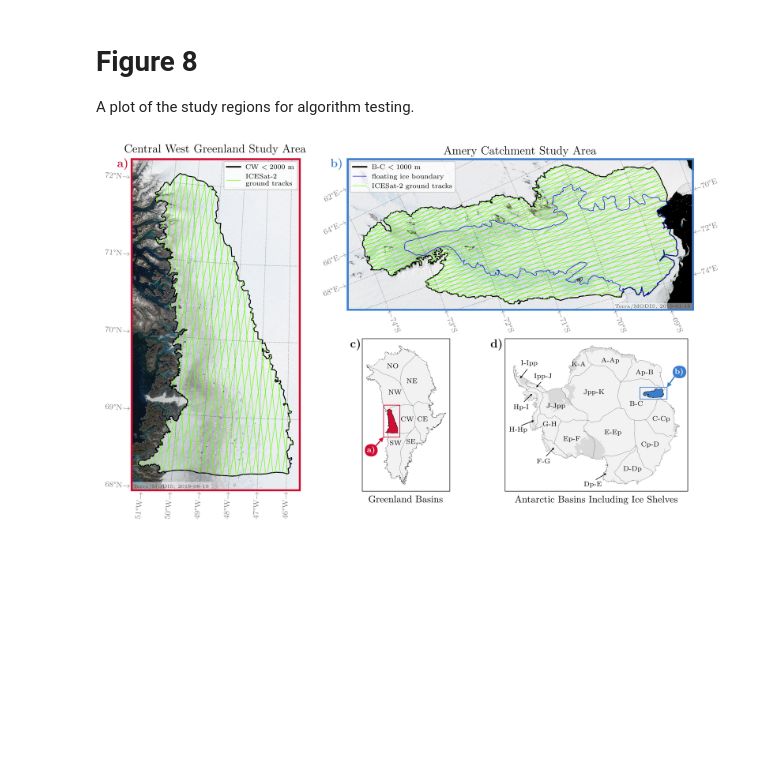
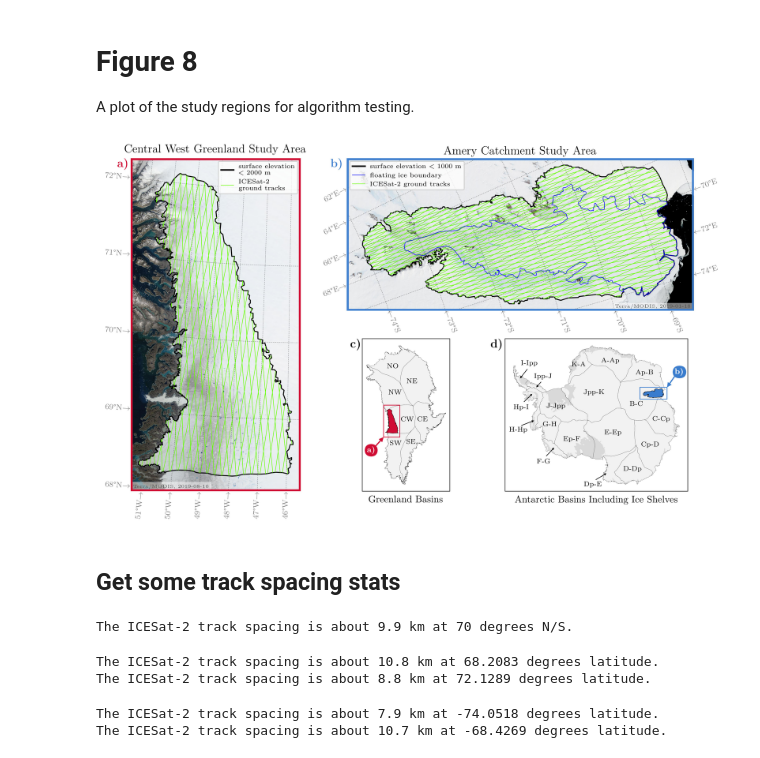
Before and after one commit to fliphilipp/FLUIDSuRRF-figures, a Jupyter notebook: fig08-study-regions/fig8-study-regions.ipynb, the cells around one changed output. Cells and saved outputs as stored; diff of their text form; code cells hidden in the pictures; blank space fills up the shorter version.

Commit message:
reviewer requests: estimate unique lakes sampled, track spacing, change labels in fig 8

```diff
--- a/fig08-study-regions/fig8-study-regions.ipynb
+++ b/fig08-study-regions/fig8-study-regions.ipynb
@@ -126,7 +126,7 @@ ax = ax3
 bc.exterior.plot(color='k', ax=ax, lw=1)
 xl = ax.get_xlim()
 yl = ax.get_ylim()
-thresh, = ax.plot([0,1], [0,1], 'k-', label='B-C $<1000$ m')
+thresh, = ax.plot([0,1], [0,1], 'k-', label='surface elevation $<1000$ m')
 rioplot.show(bcmodis, ax=ax)
 rgt_bc.plot(color=is2green, ax=ax, lw=0.5)
 gts, = ax.plot([0,1], [0,1], color=is2green, lw=0.5, label='ICESat-2 ground tracks')
@@ -151,7 +151,7 @@ ax.text(0.5,1.01,'Amery Catchment Study Area',fontsize=12, ha='center', va='bott
 ax.text(0.992,0.02, 'Terra/MODIS, 2019-01-18', transform=ax.transAxes, color=[0.3]*3, fontsize=5, ha='right',
         bbox=dict(facecolor='white', alpha=0.5, boxstyle='square,pad=0.2', lw=0))
 
-ax.legend(handles=[thresh, groundline, gts], loc='upper left', fontsize=7)
+ax.legend(handles=[thresh, groundline, gts], loc='upper left', fontsize=6.5)
 add_graticule(bc, ax, parallels_locs=['bottom'], meridians_locs=['left', 'right'])
 
 # plot Central West Greenland study area
@@ -159,7 +159,7 @@ ax = ax4
 cw.exterior.plot(color='k', ax=ax, lw=1)
 xl = ax.get_xlim()
 yl = ax.get_ylim()
-thresh, = ax.plot([0,1], [0,1], 'k-', label='CW $<2000$ m')
+thresh, = ax.plot([0,1], [0,1], 'k-', label='surface elevation\n$<2000$ m')
 rioplot.show(cwmodis, ax=ax)
 rgt_cw.plot(color=is2green, ax=ax, lw=0.5)
 gts, = ax.plot([0,1], [0,1], color=is2green, lw=0.5, label='ICESat-2\nground tracks')
@@ -168,32 +168,87 @@ bbox_cw = [[xl[i] for i in [0, 1, 1, 0, 0]], [yl[i] for i in [0, 0, 1, 1, 0]]]
 dx = bbox_fac * (xl[1] - xl[0])
 dy = bbox_fac * (yl[1] - yl[0])
 xl_ = [xl[0] - dx, xl[1] + dx]
 yl_ = [yl[0] - dy, yl[1] + dy]
 bbox_cw_ext = [[xl_[i] for i in [0, 1, 1, 0, 0]], [yl_[i] for i in [0, 0, 1, 1, 0]]]
 ax.plot(bbox_cw[0], bbox_cw[1], color=colors['GrIS'], lw=4, zorder=100)
 ax2.plot(bbox_cw_ext[0], bbox_cw_ext[1], color=colors['GrIS'], lw=0.7, zorder=100)
 arr_p_['color'] = colors['GrIS']
 ax2.annotate(r'\textbf{a)}', xy=[bbox_cw_ext[0][0],bbox_cw_ext[1][0]], xytext=(-517443.449,-2690609.721),
              ha='center',va='center',color='white',fontsize=8, arrowprops=arr_p_,zorder=1000,
              bbox=dict(facecolor=colors['GrIS'], alpha=1, boxstyle='round,pad=.3,rounding_size=0.9', lw=0))
 ax.set_xlim(xl)
 ax.set_ylim(yl)
 ax.text(0.5,1.01,'Central West Greenland Study Area',fontsize=12, ha='center', va='bottom', transform=ax.transAxes)
 ax.text(0.015,0.01, 'Terra/MODIS, 2019-08-10', transform=ax.transAxes, color=[0.3]*3, fontsize=5,
         bbox=dict(facecolor='white', alpha=0.5, boxstyle='square,pad=0.5', lw=0))
-ax.legend(handles=[thresh, gts], loc='upper right', fontsize=7)
+ax.legend(handles=[thresh, gts], loc='upper right', fontsize=6.5)
 add_graticule(cw, ax, parallels_locs=['left'], meridians_locs=['bottom'])
 
 # add panel labels
 for i,ax in enumerate(axs):
     col = list(colors.values())[i] if i<2 else 'k'
     ax.text(-0.01, 1, r'\textbf{%s)}' % chr(ord('a')+i), color=col, ha='right', va='top', transform=ax.transAxes)
 
 fig.tight_layout(pad=0.5, h_pad=0.5, w_pad=0)
 
 # save the figure and show plot
 fig.savefig(plotname, dpi=600)
 plt.close(fig)
 display(Image(plotname))
 # %% [output]
-[figure, old version]
+[figure, new version]
+# %% [markdown]
+## Get some track spacing stats
+# %%
+from shapely.geometry import Point, LineString
+lat = 70
+rgt_gre_asc = rgt_gre.loc[list(np.arange(1387)*2)].copy()
+lons = np.arange(-180, 180, 0.01)
+lats = np.ones_like(lons)*lat
+df = pd.DataFrame({'lon': lons, 'lat': lats})
+gdf = gpd.GeoDataFrame(df, geometry=gpd.points_from_xy(df.lon, df.lat), crs="EPSG:4326").to_crs(rgt_gre_asc.crs)
+parall = LineString(gdf.geometry.tolist())
+rgt_int = rgt_gre_asc[rgt_gre_asc.intersects(parall)].copy()
+pts = rgt_int.intersection(parall)
+ptslatlon = pts.to_crs('EPSG:4326').get_coordinates()
+ptsll = gpd.GeoDataFrame(ptslatlon, geometry=pts, crs=rgt_gre_asc.crs).sort_values(by='x').reset_index(names='idx')
+spacing = ptsll.geometry.iloc[:-1].distance(ptsll.geometry.iloc[1:].reset_index()).mean()
+print('The ICESat-2 track spacing is about %.1f km at %g degrees N/S.' % (spacing/1000, lat))
+# %% [output]
+The ICESat-2 track spacing is about 9.9 km at 70 degrees N/S.
+# %%
+thelats = cw.to_crs('EPSG:4326').get_coordinates().y
+rgt_gre_asc = rgt_gre.loc[list(np.arange(1387)*2)].copy()
+lons = np.arange(-180, 180, 0.01)
+for lat in [thelats.min(), thelats.max()]:
+    lats = np.ones_like(lons)*lat
+    df = pd.DataFrame({'lon': lons, 'lat': lats})
+    gdf = gpd.GeoDataFrame(df, geometry=gpd.points_from_xy(df.lon, df.lat), crs="EPSG:4326").to_crs(rgt_gre_asc.crs)
+    parall = LineString(gdf.geometry.tolist())
+    rgt_int = rgt_gre_asc[rgt_gre_asc.intersects(parall)].copy()
+    pts = rgt_int.intersection(parall)
+    ptslatlon = pts.to_crs('EPSG:4326').get_coordinates()
+    ptsll = gpd.GeoDataFrame(ptslatlon, geometry=pts, crs=rgt_gre_asc.crs).sort_values(by='x').reset_index(names='idx')
+    spacing = ptsll.geometry.iloc[:-1].distance(ptsll.geometry.iloc[1:].reset_index()).mean()
+    print('The ICESat-2 track spacing is about %.1f km at %g degrees latitude.' % (spacing/1000, lat))
+# %% [output]
+The ICESat-2 track spacing is about 10.8 km at 68.2083 degrees latitude.
+The ICESat-2 track spacing is about 8.8 km at 72.1289 degrees latitude.
+# %%
+thelats = bc.to_crs('EPSG:4326').get_coordinates().y
+rgt_ant_asc = rgt_ant.loc[list(np.arange(1387)*2)].copy()
+lons = np.arange(-180, 180, 0.01)
+for lat in [thelats.min(), thelats.max()]:
+    lats = np.ones_like(lons)*lat
+    df = pd.DataFrame({'lon': lons, 'lat': lats})
+    gdf = gpd.GeoDataFrame(df, geometry=gpd.points_from_xy(df.lon, df.lat), crs="EPSG:4326").to_crs(rgt_ant_asc.crs)
+    parall = LineString(gdf.geometry.tolist())
+    rgt_int = rgt_ant_asc[rgt_ant_asc.intersects(parall)].copy()
+    pts = rgt_int.intersection(parall)
+    ptslatlon = pts.to_crs('EPSG:4326').get_coordinates()
+    ptsll = gpd.GeoDataFrame(ptslatlon, geometry=pts, crs=rgt_ant_asc.crs).sort_values(by='x').reset_index(names='idx')
+    spacing = ptsll.geometry.iloc[:-1].distance(ptsll.geometry.iloc[1:].reset_index()).mean()
+    print('The ICESat-2 track spacing is about %.1f km at %g degrees latitude.' % (spacing/1000, lat))
+# %% [output]
+The ICESat-2 track spacing is about 7.9 km at -74.0518 degrees latitude.
+The ICESat-2 track spacing is about 10.7 km at -68.4269 degrees latitude.
```
Also changed, not shown: 24 other files.
